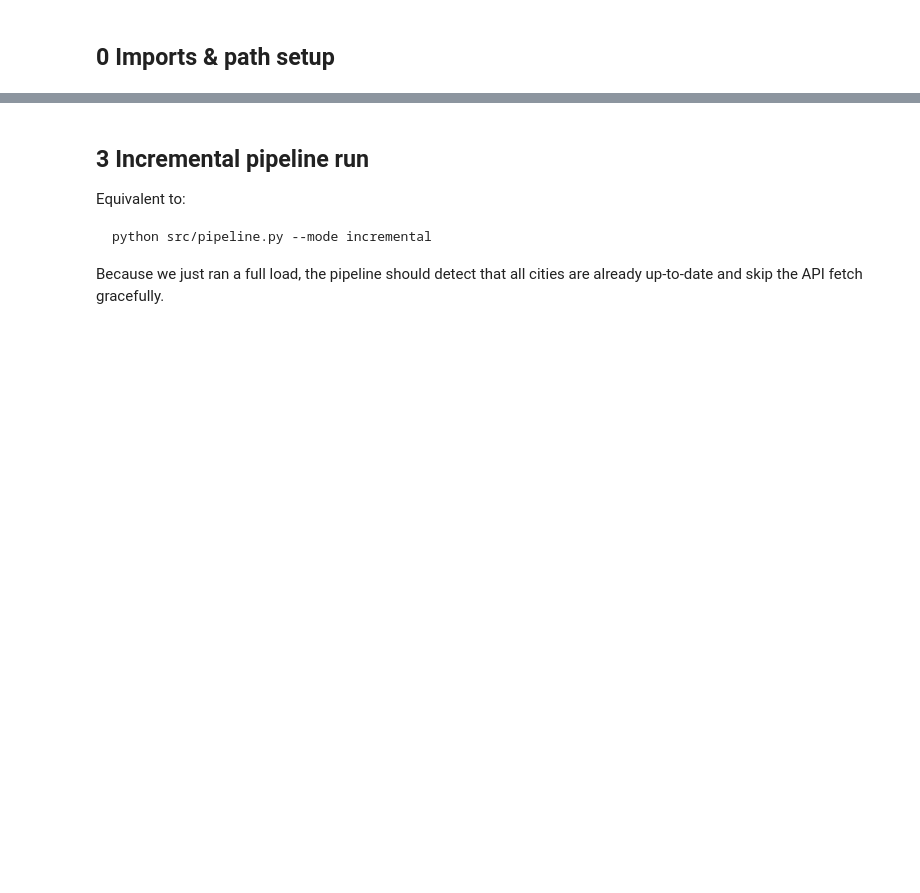
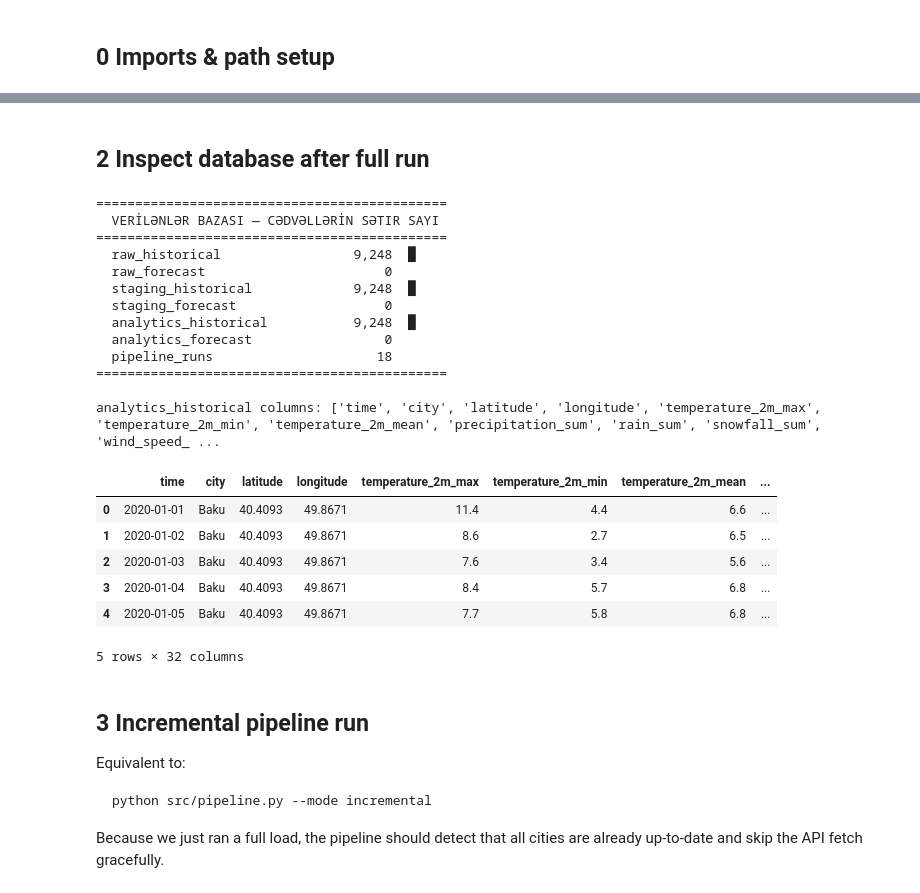
Before and after one commit to seljankhasiyeva/Heat-Pulse, a Jupyter notebook: notebooks/day_05_pipeline.ipynb, the cells around one changed output, grey strips where cells are left out. Drawn from its saved outputs; the diff is of its cells as text; code cells hidden in the pictures; blank space fills up the shorter version.

Commit message:
fix notebook after conflict

```diff
--- a/notebooks/day_05_pipeline.ipynb
+++ b/notebooks/day_05_pipeline.ipynb
@@ -132,3 +131,44 @@ else:
+# %% [markdown]
+## 2  Inspect database after full run
+# %%
+import duckdb
+import pandas as pd
+
+conn = duckdb.connect(str(DB_PATH))
+
+from database import print_row_counts
+print_row_counts(conn)
+
+# Quick peek at analytics layer
+try:
+    df_analytics = conn.execute('SELECT * FROM analytics_historical LIMIT 5').df()
+    print('analytics_historical columns:', list(df_analytics.columns))
+    display(df_analytics)
+except Exception as e:
+    print(f'analytics_historical not available: {e}')
+
+conn.close()
+# %% [output]
+=============================================
+  VERİLƏNLƏR BAZASI — CƏDVƏLLƏRİN SƏTIR SAYI
+=============================================
+  raw_historical                 9,248  █
+  raw_forecast                       0
+  staging_historical             9,248  █
+  staging_forecast                   0
+  analytics_historical           9,248  █
+  analytics_forecast                 0
+  pipeline_runs                     18
+=============================================
+
+analytics_historical columns: ['time', 'city', 'latitude', 'longitude', 'temperature_2m_max', 'temperature_2m_min', 'temperature_2m_mean', 'precipitation_sum', 'rain_sum', 'snowfall_sum', 'wind_speed_ ...
+|  | time | city | latitude | longitude | temperature_2m_max | temperature_2m_min | temperature_2m_mean | ... |
+| 0 | 2020-01-01 | Baku | 40.4093 | 49.8671 | 11.4 | 4.4 | 6.6 | ... |
+| 1 | 2020-01-02 | Baku | 40.4093 | 49.8671 | 8.6 | 2.7 | 6.5 | ... |
+| 2 | 2020-01-03 | Baku | 40.4093 | 49.8671 | 7.6 | 3.4 | 5.6 | ... |
+| 3 | 2020-01-04 | Baku | 40.4093 | 49.8671 | 8.4 | 5.7 | 6.8 | ... |
+| 4 | 2020-01-05 | Baku | 40.4093 | 49.8671 | 7.7 | 5.8 | 6.8 | ... |
+5 rows × 32 columns
 # %% [markdown]
 ## 3  Incremental pipeline run
 
```
Also changed, not shown: parts of 12 cells of this notebook.
